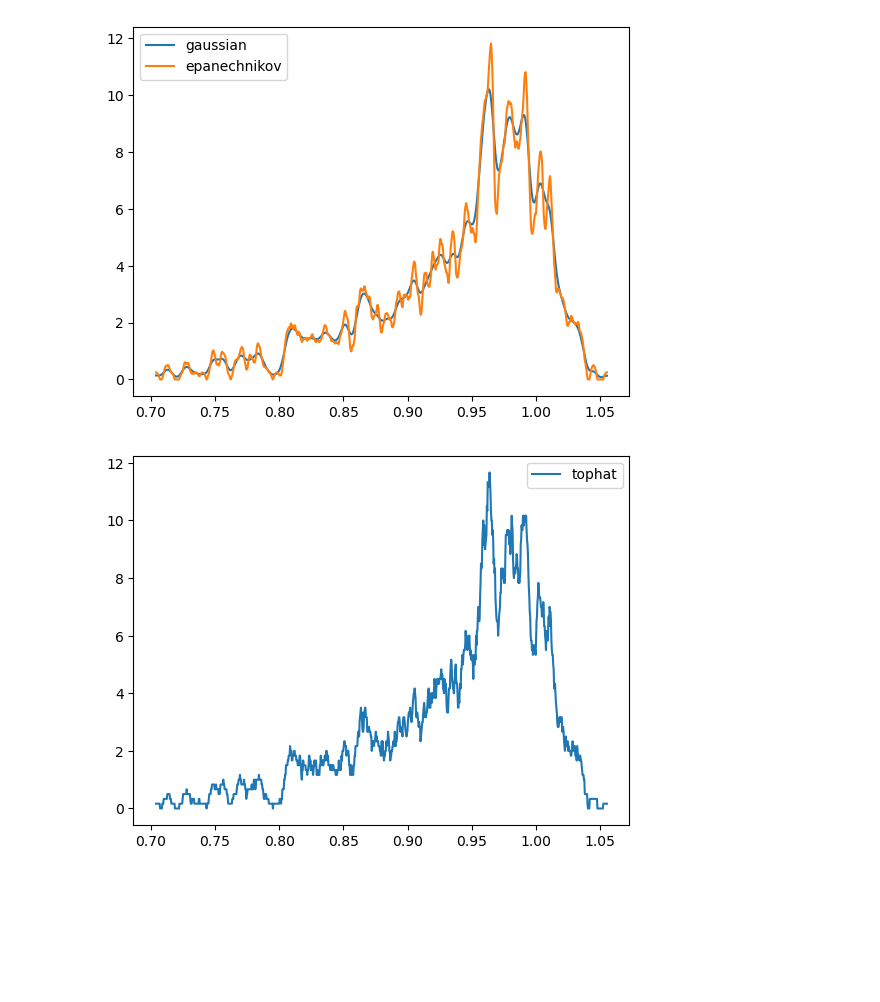
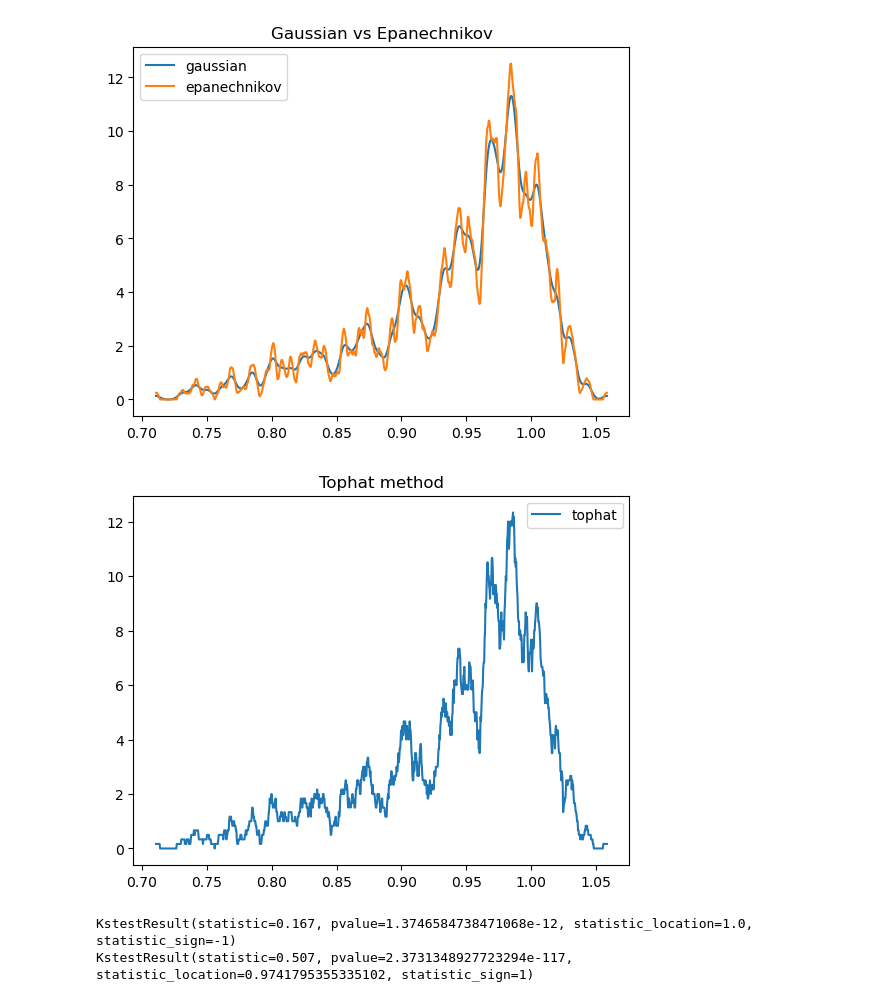
Before and after one commit to costanzamariasala/ilovegit, a Jupyter notebook: lec7_BHmass.ipynb, the cells around one changed output. Saved outputs shown, nothing was run; the diff lists cells and outputs as text; code cells hidden in the pictures; blank space fills up the shorter version.

```diff
--- a/lec7_BHmass.ipynb
+++ b/lec7_BHmass.ipynb
@@ -4,7 +4,7 @@ import matplotlib.pyplot as plt
 # %%
 N = 1000
 # the spin is uniformly distributed between 0 and 1
-Chi = np.random.uniform(0,1,N)
+Chi = np.linspace(0,1,N)
 
 #te mass is normally distributed with a meanand a std
 sigma = 0.02
@@ -52,16 +52,30 @@ def kde_sklearn(data, bandwidth=1.0,kernel='linear'):
 # %%
 PDFgaussian = kde_sklearn(M_irr, bandwidth=0.003, kernel='gaussian')
 plt.plot(xgrid,PDFgaussian, label='gaussian')
+plt.title('Gaussian vs Epanechnikov')
 
 PDFepa = kde_sklearn(M_irr, bandwidth=0.003,kernel='epanechnikov')
 plt.plot(xgrid,PDFepa, label='epanechnikov')
 plt.legend()
 plt.show()
 
 PDFtophat = kde_sklearn(M_irr,bandwidth=0.003,kernel="tophat")
 plt.plot(xgrid,PDFtophat, label='tophat')
+plt.title('Tophat method')
 plt.legend()
 plt.show()
 # %% [output]
-[figure, old version]
+[figure, new version]
-[figure, old version]
+[figure, new version]
+# %%
+# compute the KS distance between Mirr/mu and f as a function of sigma
+f = M_irr/M
+
+from scipy import stats
+print(stats.ks_2samp(M_irr,f))
+# compute the KS distance between Mitt and M as a function of sigma.
+
+print(stats.ks_2samp(M_irr,M))
+# %% [output]
+KstestResult(statistic=0.167, pvalue=1.3746584738471068e-12, statistic_location=1.0, statistic_sign=-1)
+KstestResult(statistic=0.507, pvalue=2.3731348927723294e-117, statistic_location=0.9741795355335102, statistic_sign=1)
```
Also changed, not shown: parts of 1 cell of this notebook.
